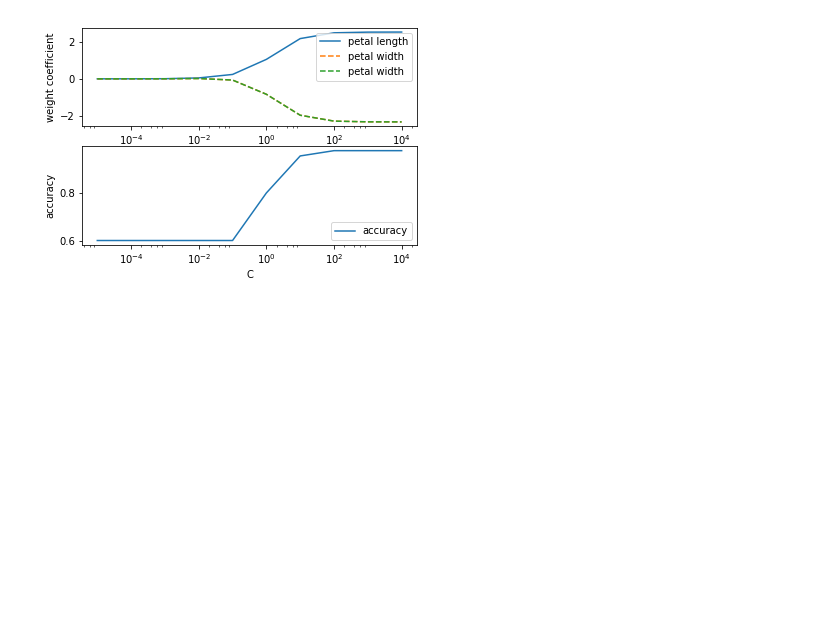
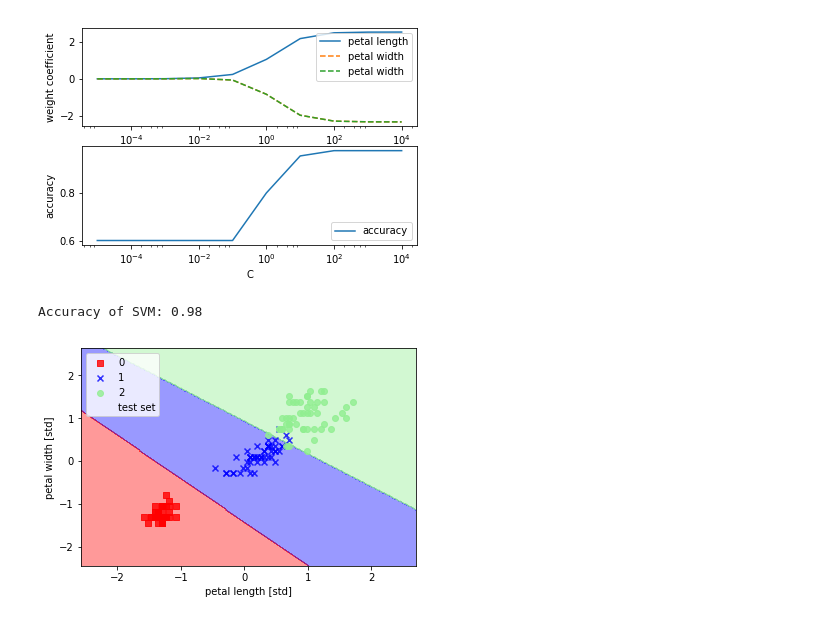
Before and after one commit to khvorov/python-ml, a Jupyter notebook: learn_sklearn.ipynb, the cells around one changed output. Drawn from its saved outputs; the diff is of its cells as text; code cells hidden in the pictures; blank space fills up the shorter version.

Commit message:
SVM linear and non-linear

```diff
--- a/learn_sklearn.ipynb
+++ b/learn_sklearn.ipynb
@@ -92,3 +92,21 @@ plt.xscale('log')
 plt.show()
 # %% [output]
 [figure]
+# %%
+# support vector machines
+from sklearn.svm import SVC
+svm = SVC(kernel='linear', C = 1.0, random_state = 0)
+svm.fit(X_train_std, y_train)
+y_pred = svm.predict(X_test_std)
+print('Accuracy of SVM: %.2f' % accuracy_score(y_test, y_pred))
+# %% [output]
+Accuracy of SVM: 0.98
+# %%
+# plot results of SVM
+plot_decision_regions(X = X_combined_std, y = y_combined, classifier = svm, test_idx = range(105, 150))
+plt.xlabel('petal length [std]')
+plt.ylabel('petal width [std]')
+plt.legend(loc = 'upper left')
+plt.show()
+# %% [output]
+[figure, added]
```
Also changed, not shown: parts of 4 cells of this notebook.
